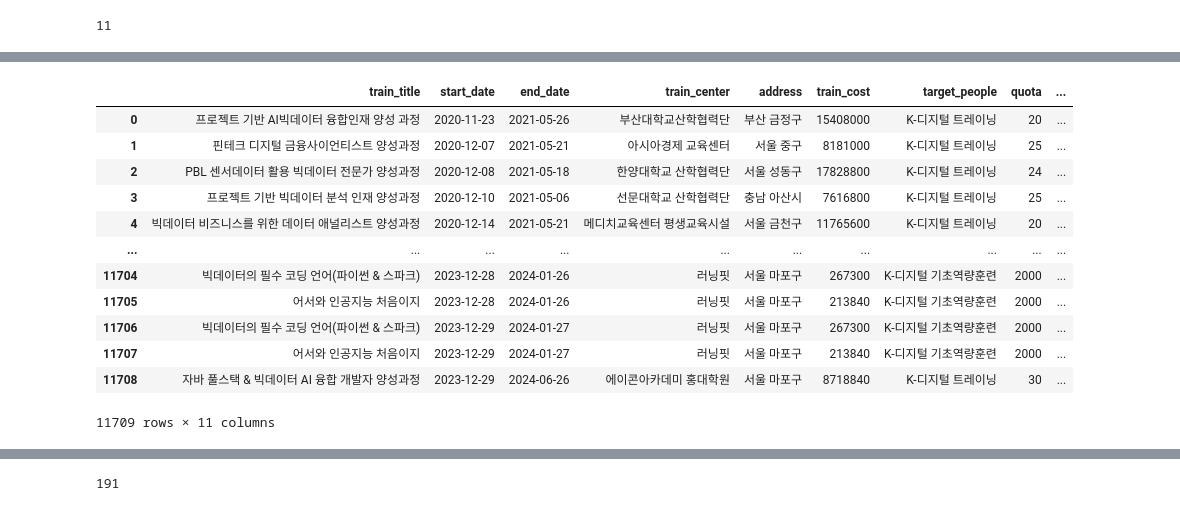
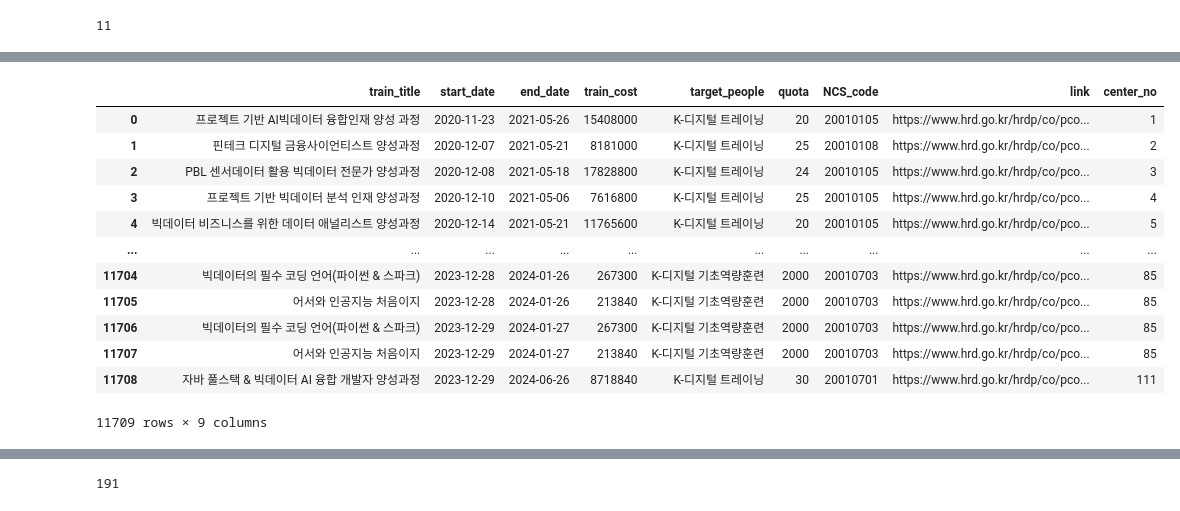
Before and after one commit to gchin97/multi_finalproject, a Jupyter notebook: analysis/db_push.ipynb, the cells around one changed output, grey strips where cells are left out. Drawn from its saved outputs; the diff is of its cells as text; code cells hidden in the pictures.

```diff
--- a/analysis/db_push.ipynb
+++ b/analysis/db_push.ipynb
@@ -114,17 +110,17 @@ emp_info.to_sql(name='emp_info', con=engine, if_exists='append', index=False)
 # %%
-education = pd.read_csv('data/국비지원훈련과정_수정본.csv')
+education = pd.read_csv('data/education_테이블_수정.csv')
 education
 # %% [output]
-|  | train_title | start_date | end_date | train_center | address | train_cost | target_people | quota | ... |
-| 0 | 프로젝트 기반 AI빅데이터 융합인재 양성 과정 | 2020-11-23 | 2021-05-26 | 부산대학교산학협력단 | 부산 금정구 | 15408000 | K-디지털 트레이닝 | 20 | ... |
-| 1 | 핀테크 디지털 금융사이언티스트 양성과정 | 2020-12-07 | 2021-05-21 | 아시아경제 교육센터 | 서울 중구 | 8181000 | K-디지털 트레이닝 | 25 | ... |
-| 2 | PBL 센서데이터 활용 빅데이터 전문가 양성과정 | 2020-12-08 | 2021-05-18 | 한양대학교 산학협력단 | 서울 성동구 | 17828800 | K-디지털 트레이닝 | 24 | ... |
-| 3 | 프로젝트 기반 빅데이터 분석 인재 양성과정 | 2020-12-10 | 2021-05-06 | 선문대학교 산학협력단 | 충남 아산시 | 7616800 | K-디지털 트레이닝 | 25 | ... |
-| 4 | 빅데이터 비즈니스를 위한 데이터 애널리스트 양성과정 | 2020-12-14 | 2021-05-21 | 메디치교육센터 평생교육시설 | 서울 금천구 | 11765600 | K-디지털 트레이닝 | 20 | ... |
+|  | train_title | start_date | end_date | train_cost | target_people | quota | NCS_code | link | center_no |
+| 0 | 프로젝트 기반 AI빅데이터 융합인재 양성 과정 | 2020-11-23 | 2021-05-26 | 15408000 | K-디지털 트레이닝 | 20 | 20010105 | https://www.hrd.go.kr/hrdp/co/pco... | 1 |
+| 1 | 핀테크 디지털 금융사이언티스트 양성과정 | 2020-12-07 | 2021-05-21 | 8181000 | K-디지털 트레이닝 | 25 | 20010108 | https://www.hrd.go.kr/hrdp/co/pco... | 2 |
+| 2 | PBL 센서데이터 활용 빅데이터 전문가 양성과정 | 2020-12-08 | 2021-05-18 | 17828800 | K-디지털 트레이닝 | 24 | 20010105 | https://www.hrd.go.kr/hrdp/co/pco... | 3 |
+| 3 | 프로젝트 기반 빅데이터 분석 인재 양성과정 | 2020-12-10 | 2021-05-06 | 7616800 | K-디지털 트레이닝 | 25 | 20010105 | https://www.hrd.go.kr/hrdp/co/pco... | 4 |
+| 4 | 빅데이터 비즈니스를 위한 데이터 애널리스트 양성과정 | 2020-12-14 | 2021-05-21 | 11765600 | K-디지털 트레이닝 | 20 | 20010105 | https://www.hrd.go.kr/hrdp/co/pco... | 5 |
 | ... | ... | ... | ... | ... | ... | ... | ... | ... | ... |
-| 11704 | 빅데이터의 필수 코딩 언어(파이썬 & 스파크) | 2023-12-28 | 2024-01-26 | 러닝핏 | 서울 마포구 | 267300 | K-디지털 기초역량훈련 | 2000 | ... |
-| 11705 | 어서와 인공지능 처음이지 | 2023-12-28 | 2024-01-26 | 러닝핏 | 서울 마포구 | 213840 | K-디지털 기초역량훈련 | 2000 | ... |
-| 11706 | 빅데이터의 필수 코딩 언어(파이썬 & 스파크) | 2023-12-29 | 2024-01-27 | 러닝핏 | 서울 마포구 | 267300 | K-디지털 기초역량훈련 | 2000 | ... |
-| 11707 | 어서와 인공지능 처음이지 | 2023-12-29 | 2024-01-27 | 러닝핏 | 서울 마포구 | 213840 | K-디지털 기초역량훈련 | 2000 | ... |
-| 11708 | 자바 풀스택 & 빅데이터 AI 융합 개발자 양성과정 | 2023-12-29 | 2024-06-26 | 에이콘아카데미 홍대학원 | 서울 마포구 | 8718840 | K-디지털 트레이닝 | 30 | ... |
+| 11704 | 빅데이터의 필수 코딩 언어(파이썬 & 스파크) | 2023-12-28 | 2024-01-26 | 267300 | K-디지털 기초역량훈련 | 2000 | 20010703 | https://www.hrd.go.kr/hrdp/co/pco... | 85 |
+| 11705 | 어서와 인공지능 처음이지 | 2023-12-28 | 2024-01-26 | 213840 | K-디지털 기초역량훈련 | 2000 | 20010703 | https://www.hrd.go.kr/hrdp/co/pco... | 85 |
+| 11706 | 빅데이터의 필수 코딩 언어(파이썬 & 스파크) | 2023-12-29 | 2024-01-27 | 267300 | K-디지털 기초역량훈련 | 2000 | 20010703 | https://www.hrd.go.kr/hrdp/co/pco... | 85 |
+| 11707 | 어서와 인공지능 처음이지 | 2023-12-29 | 2024-01-27 | 213840 | K-디지털 기초역량훈련 | 2000 | 20010703 | https://www.hrd.go.kr/hrdp/co/pco... | 85 |
+| 11708 | 자바 풀스택 & 빅데이터 AI 융합 개발자 양성과정 | 2023-12-29 | 2024-06-26 | 8718840 | K-디지털 트레이닝 | 30 | 20010701 | https://www.hrd.go.kr/hrdp/co/pco... | 111 |
-11709 rows × 11 columns
+11709 rows × 9 columns
```
Also changed, not shown: parts of 10 cells of this notebook, 1 other file.
